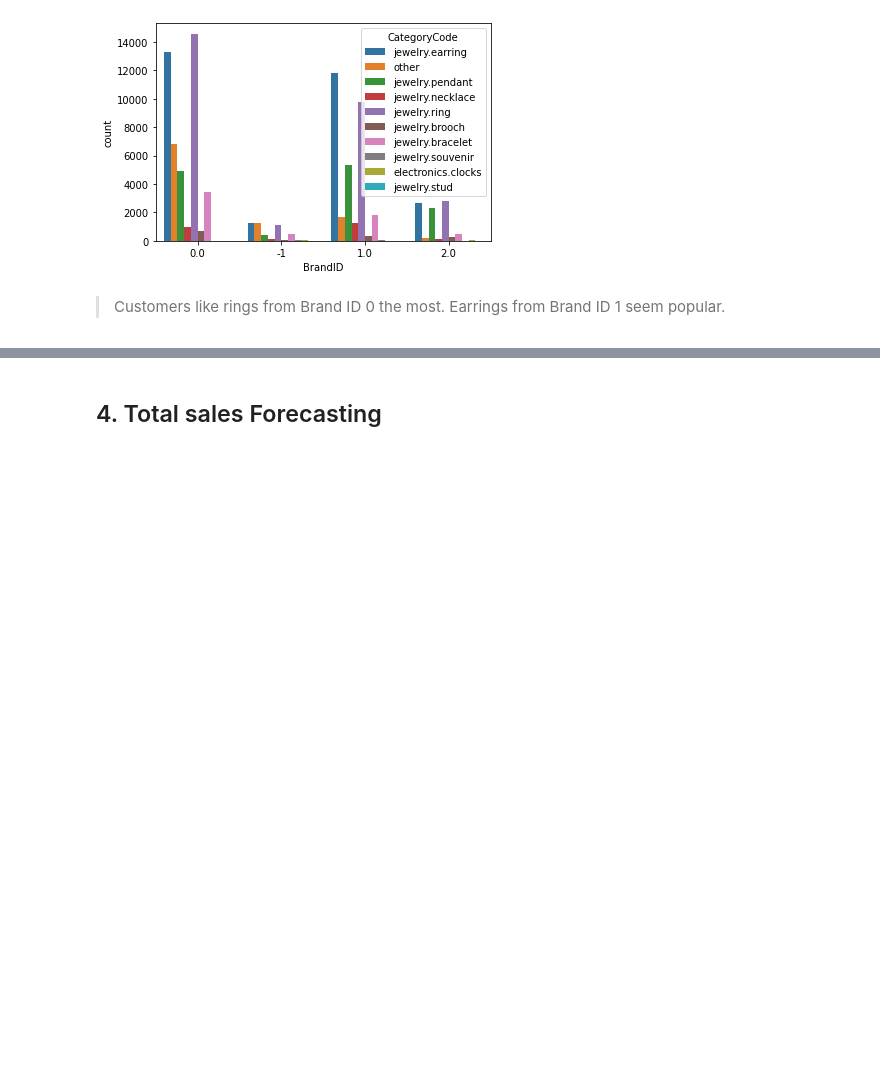
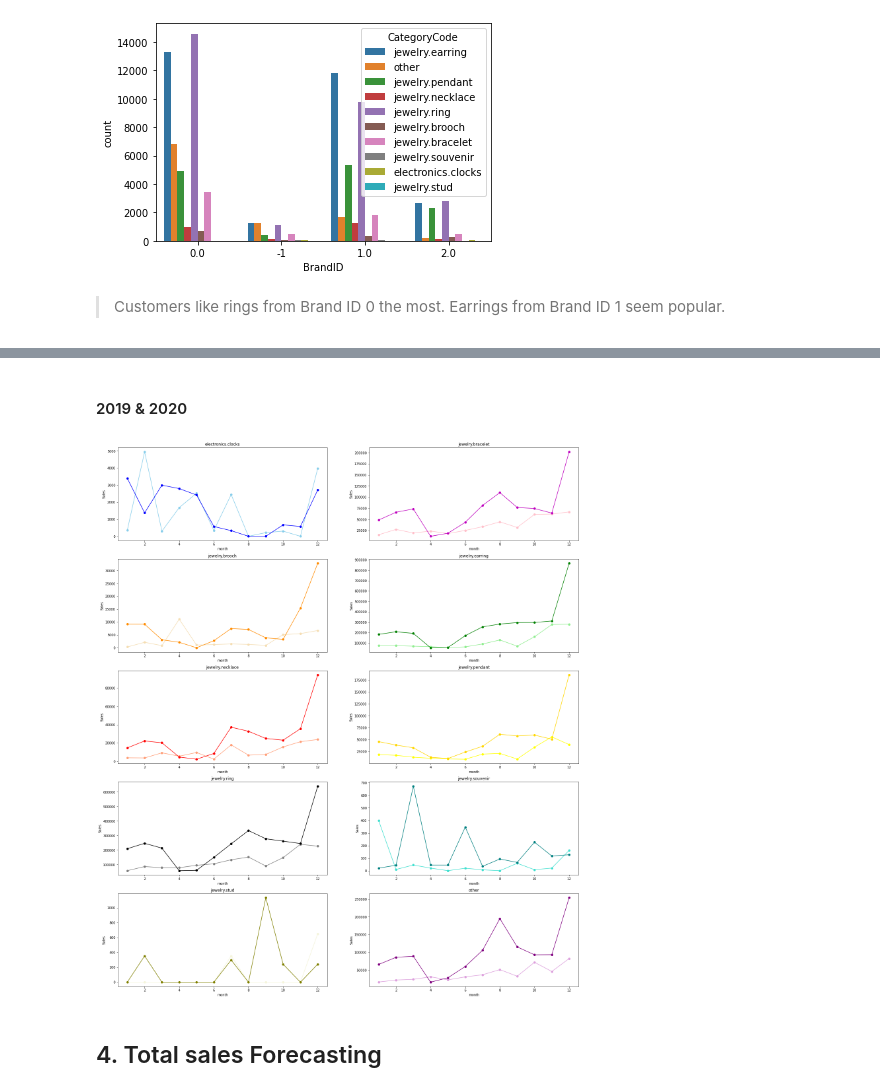
Before and after one commit to risa1796/-A-Study-of-Customers-Insurance-Charges, a Jupyter notebook: E_Commerce_Jewelry.ipynb, the cells around one changed output, grey strips where cells are left out. Cells and saved outputs as stored; diff of their text form; code cells hidden in the pictures; blank space fills up the shorter version.

```diff
--- a/E_Commerce_Jewelry.ipynb
+++ b/E_Commerce_Jewelry.ipynb
@@ -389,0 +404,8 @@ sns.countplot(x ='BrandID', hue = "CategoryCode", data = new_df[new_df['BrandID'
+# %%
+sum_year_month = pd.pivot_table(year_df,
+                         index='year_month',
+                         columns='CategoryCode',
+                         values='USDPrice',
+                         aggfunc='sum')
+
+sum_year_month
@@ -390,3 +431,43 @@ sns.countplot(x ='BrandID', hue = "CategoryCode", data = new_df[new_df['BrandID'
+# %%
+sum_year_month.fillna(0, inplace=True)
+# %% [markdown]
+#### 2019 & 2020
+# %%
+sum_year_month.reset_index(inplace=True)
+# %%
+sum_year_month['year'] = sum_year_month.year_month.apply(lambda x: x[:4])
+
+df2019 = sum_year_month[sum_year_month['year']=='2019']
+df2020 = sum_year_month[sum_year_month['year']=='2020']
+# %%
+jewelry_types = df2020.columns[1:-1]
+jewelry_types
+
+x = range(1,13)
+
+fig=plt.figure(figsize=(25,30))
+
+colors_dict = {'skyblue':'blue','pink':'m','wheat':'darkorange','lightgreen':'green','lightsalmon':'red','yellow':'gold','gray':'black','turquoise':'teal','beige':'olive','plum':'purple'}
+
+for i in range(1, 11):
+    plt.subplot(5, 2, i)
+    typ = jewelry_types[i-1]
+
+    y1= [round(x) for x in list(df2019[typ])]
+    y2= [round(x) for x in list(df2020[typ])]
+
+    color1 = list(colors_dict.keys())[i-1]
+    color2 = colors_dict[color1]
+    plt.plot(x, y1, label = "Year 2019", marker='o', color=color1)
+    plt.plot(x, y2, label = "Year 2020", marker='o', color=color2)
+    plt.title(typ)
+    plt.xlabel("month")
+    plt.ylabel("Sales")
+
+
+plt.show()
+# %% [output]
+[figure, added]
 # %% [markdown]
 ## 4. Total sales Forecasting
 # %% [markdown]
```
Also changed, not shown: parts of 5 cells of this notebook.
